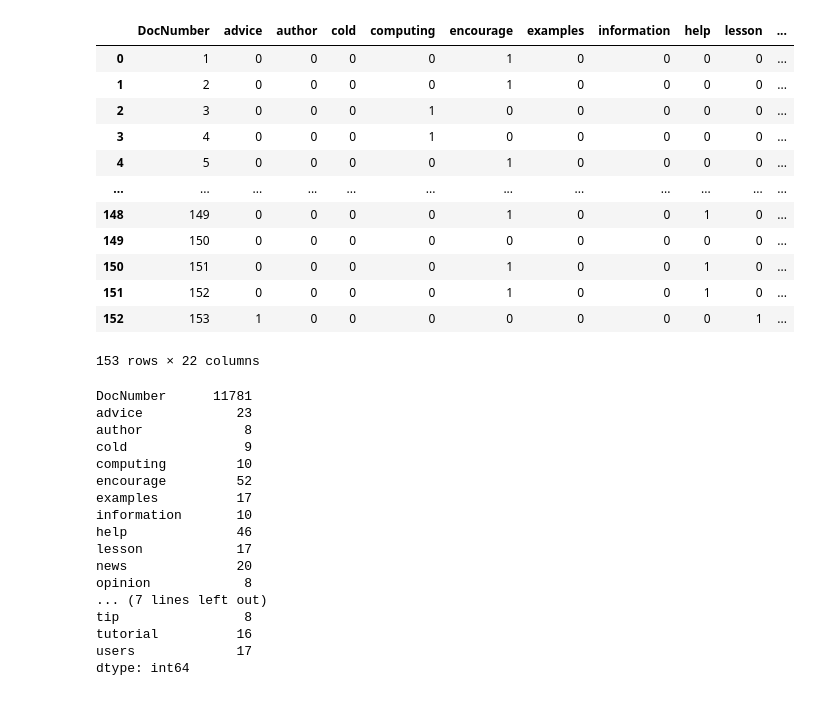
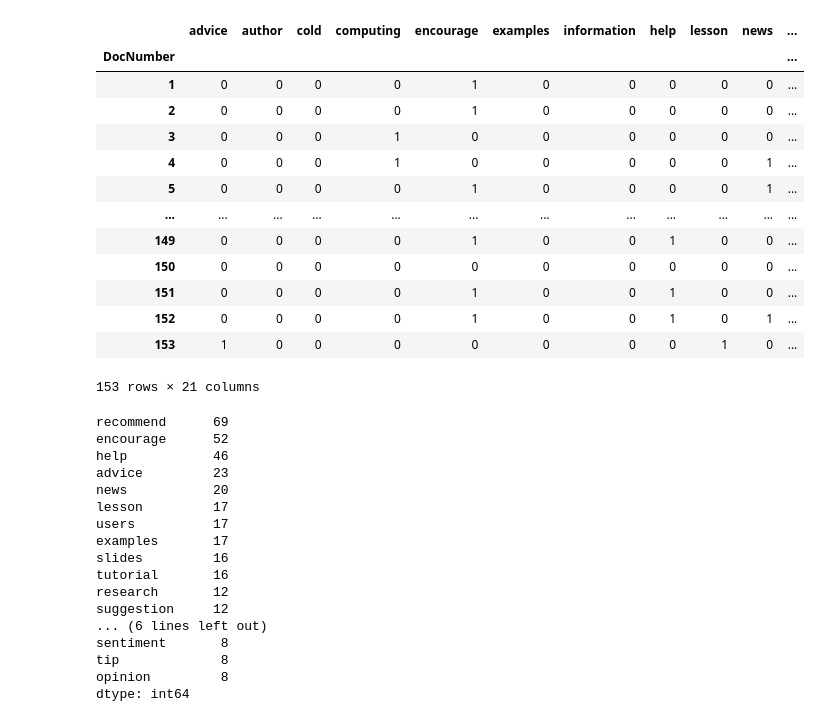
Before and after one commit to Clara-Lyngeraa/DA-Terms, a Jupyter notebook: Assignment_1.ipynb, the cells around one changed output. Saved outputs shown, nothing was run; the diff lists cells and outputs as text; code cells hidden in the pictures.

```diff
--- a/Assignment_1.ipynb
+++ b/Assignment_1.ipynb
@@ -1,44 +1,45 @@
 # %%
 import pandas as pd
 import matplotlib.pyplot as plt
 import seaborn as sns
 
-terms = pd.read_csv("05_terms.csv")
+terms = pd.read_csv("05_terms.csv", index_col='DocNumber')
 
 terms_df = terms.copy()
 terms_df
 # %% [output]
-|  | DocNumber | advice | author | cold | computing | encourage | examples | information | help | lesson | ... |
-| 0 | 1 | 0 | 0 | 0 | 0 | 1 | 0 | 0 | 0 | 0 | ... |
-| 1 | 2 | 0 | 0 | 0 | 0 | 1 | 0 | 0 | 0 | 0 | ... |
-| 2 | 3 | 0 | 0 | 0 | 1 | 0 | 0 | 0 | 0 | 0 | ... |
-| 3 | 4 | 0 | 0 | 0 | 1 | 0 | 0 | 0 | 0 | 0 | ... |
-| 4 | 5 | 0 | 0 | 0 | 0 | 1 | 0 | 0 | 0 | 0 | ... |
+|  | advice | author | cold | computing | encourage | examples | information | help | lesson | news | ... |
+| DocNumber |  |  |  |  |  |  |  |  |  |  | ... |
+| 1 | 0 | 0 | 0 | 0 | 1 | 0 | 0 | 0 | 0 | 0 | ... |
+| 2 | 0 | 0 | 0 | 0 | 1 | 0 | 0 | 0 | 0 | 0 | ... |
+| 3 | 0 | 0 | 0 | 1 | 0 | 0 | 0 | 0 | 0 | 0 | ... |
+| 4 | 0 | 0 | 0 | 1 | 0 | 0 | 0 | 0 | 0 | 1 | ... |
+| 5 | 0 | 0 | 0 | 0 | 1 | 0 | 0 | 0 | 0 | 1 | ... |
 | ... | ... | ... | ... | ... | ... | ... | ... | ... | ... | ... | ... |
-| 148 | 149 | 0 | 0 | 0 | 0 | 1 | 0 | 0 | 1 | 0 | ... |
-| 149 | 150 | 0 | 0 | 0 | 0 | 0 | 0 | 0 | 0 | 0 | ... |
-| 150 | 151 | 0 | 0 | 0 | 0 | 1 | 0 | 0 | 1 | 0 | ... |
-| 151 | 152 | 0 | 0 | 0 | 0 | 1 | 0 | 0 | 1 | 0 | ... |
-| 152 | 153 | 1 | 0 | 0 | 0 | 0 | 0 | 0 | 0 | 1 | ... |
+| 149 | 0 | 0 | 0 | 0 | 1 | 0 | 0 | 1 | 0 | 0 | ... |
+| 150 | 0 | 0 | 0 | 0 | 0 | 0 | 0 | 0 | 0 | 0 | ... |
+| 151 | 0 | 0 | 0 | 0 | 1 | 0 | 0 | 1 | 0 | 0 | ... |
+| 152 | 0 | 0 | 0 | 0 | 1 | 0 | 0 | 1 | 0 | 1 | ... |
+| 153 | 1 | 0 | 0 | 0 | 0 | 0 | 0 | 0 | 1 | 0 | ... |
-153 rows × 22 columns
+153 rows × 21 columns
 # %%
 term_totals = terms_df.sum().sort_values(ascending=False)
 term_totals
 # %% [output]
-DocNumber      11781
-advice            23
-author             8
-cold               9
-computing         10
-encourage         52
-examples          17
-information       10
-help              46
-lesson            17
-news              20
-opinion            8
-... (7 lines left out)
-tip                8
-tutorial          16
-users             17
+recommend      69
+encourage      52
+help           46
+advice         23
+news           20
+lesson         17
+users          17
+examples       17
+slides         16
+tutorial       16
+research       12
+suggestion     12
+... (6 lines left out)
+sentiment       8
+tip             8
+opinion         8
 dtype: int64
```
Also changed, not shown: parts of 2 cells of this notebook.
